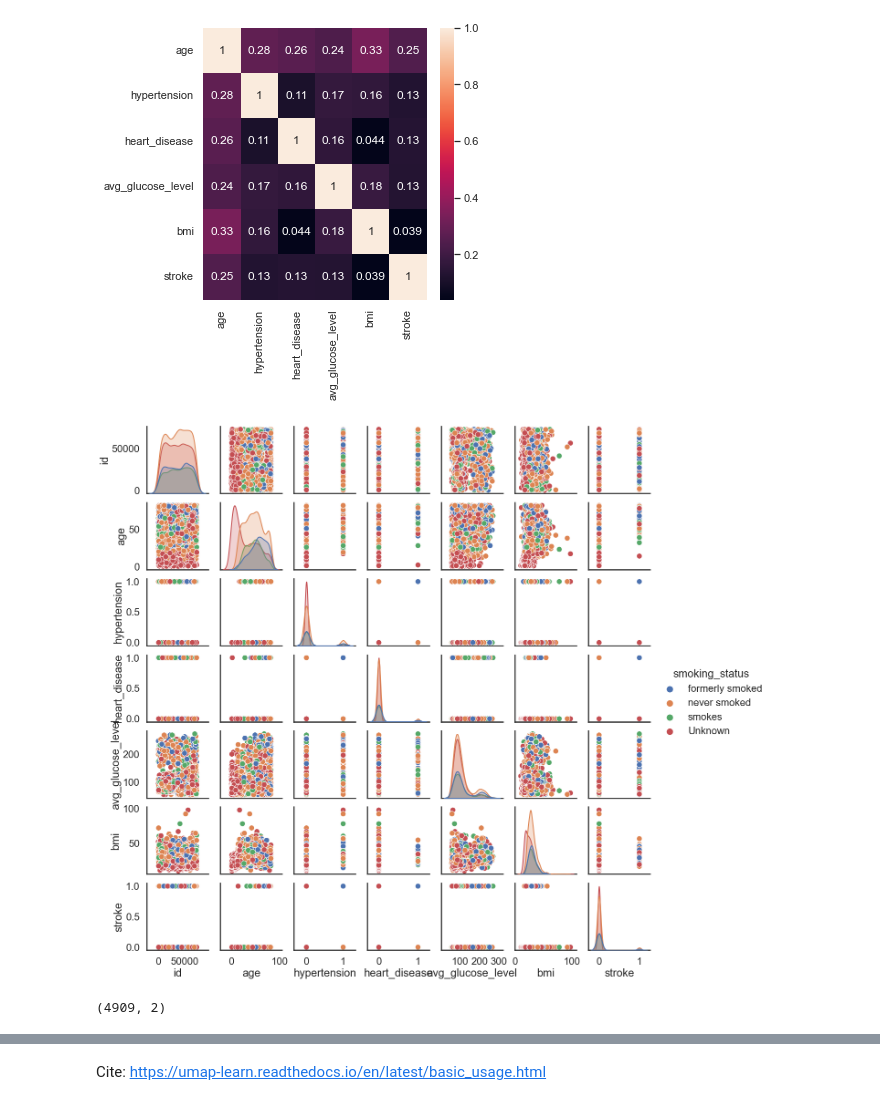
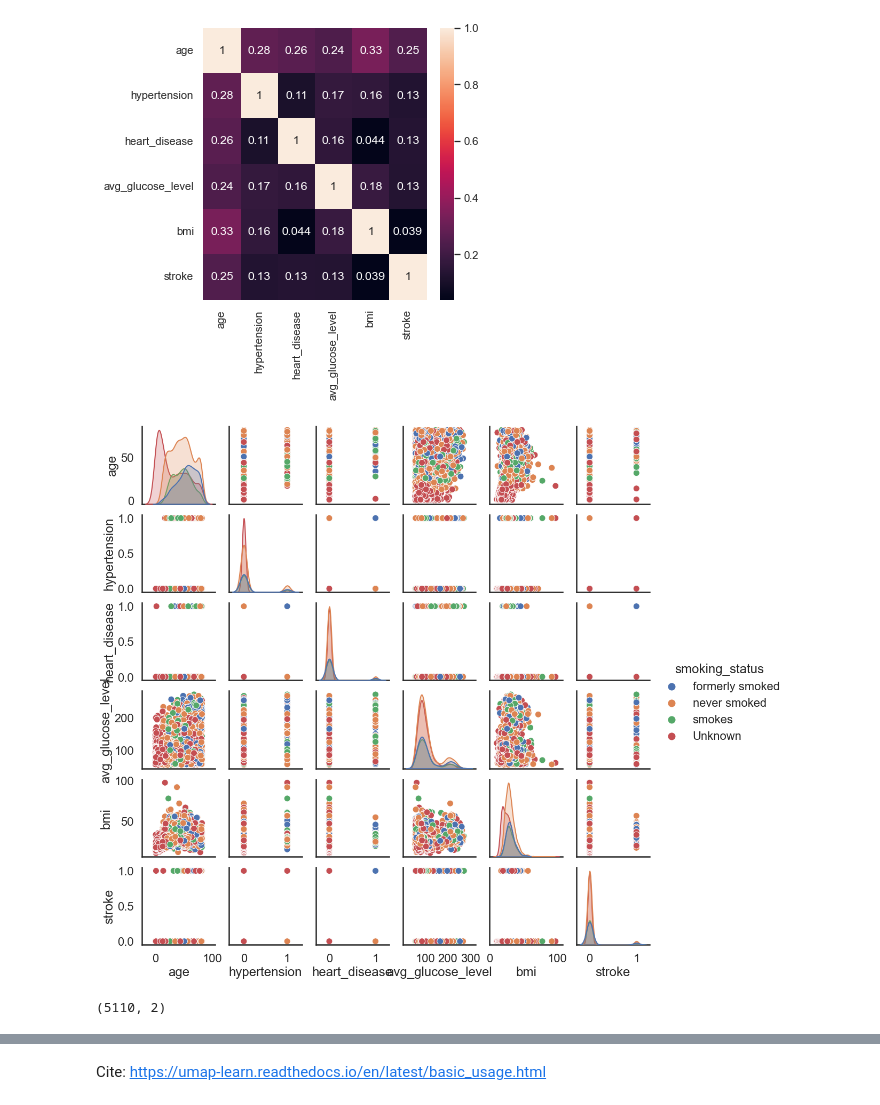
Before and after one commit to lukedemaio/MLLab01, a Jupyter notebook: Stroke Data Visualization.ipynb, the cells around one changed output, grey strips where cells are left out. Cells and saved outputs as stored; diff of their text form; code cells hidden in the pictures.

```diff
--- a/Stroke Data Visualization.ipynb
+++ b/Stroke Data Visualization.ipynb
@@ -630,40 +645,41 @@ sb.heatmap(df_imputed.corr(), cmap=cmap, annot=True)
 # %%
 import numpy as np
 from sklearn.datasets import load_digits
 from sklearn.model_selection import train_test_split
 from sklearn.preprocessing import StandardScaler
 import matplotlib.pyplot as plt
 import seaborn as sns
 import pandas as pd
 %matplotlib inline
 
 sb.set(style='white', context='poster', rc={'figure.figsize':(14,10)})
 
-stroke = pd.read_csv('stroke.csv')
+stroke = df_imputed
 stroke = stroke.dropna()
 sns.pairplot(stroke, hue='smoking_status')
 
 
 import umap.umap_ as umap
 reducer = umap.UMAP()
 
 stroke_data = stroke[
     [
-        "age",
         "avg_glucose_level",
         "bmi",
         "stroke",
+        "hypertension",
+        "heart_disease",
     ]
 ].values
 
 scaled_stroke_data = StandardScaler().fit_transform(stroke_data)
 # %% [output]
-[figure, old version]
+[figure, new version]
 # %%
 embedding = reducer.fit_transform(scaled_stroke_data)
 embedding.shape
 # %% [output]
-(4909, 2)
+(5110, 2)
 # %%
 plt.scatter(
     embedding[:, 0],
```
Also changed, not shown: parts of 11 cells of this notebook.
